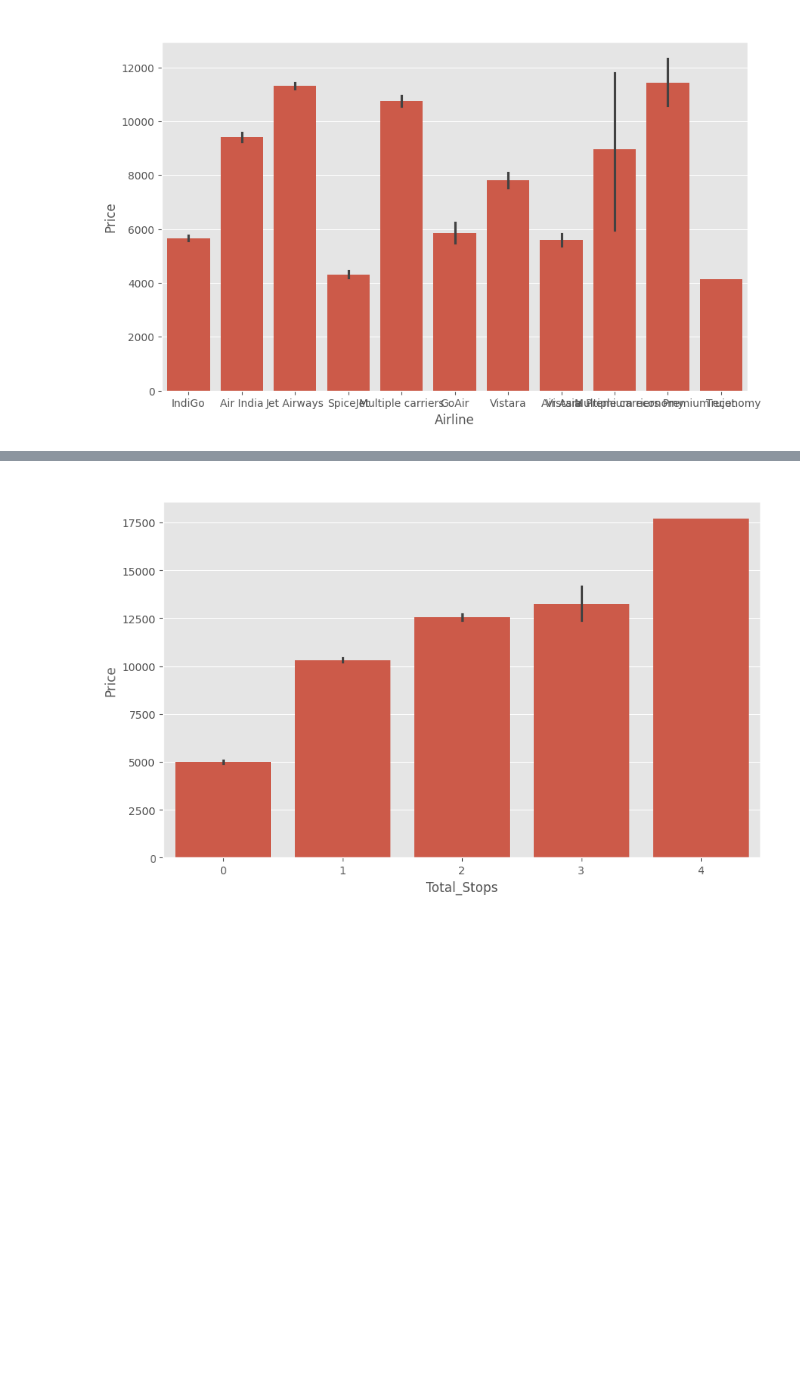
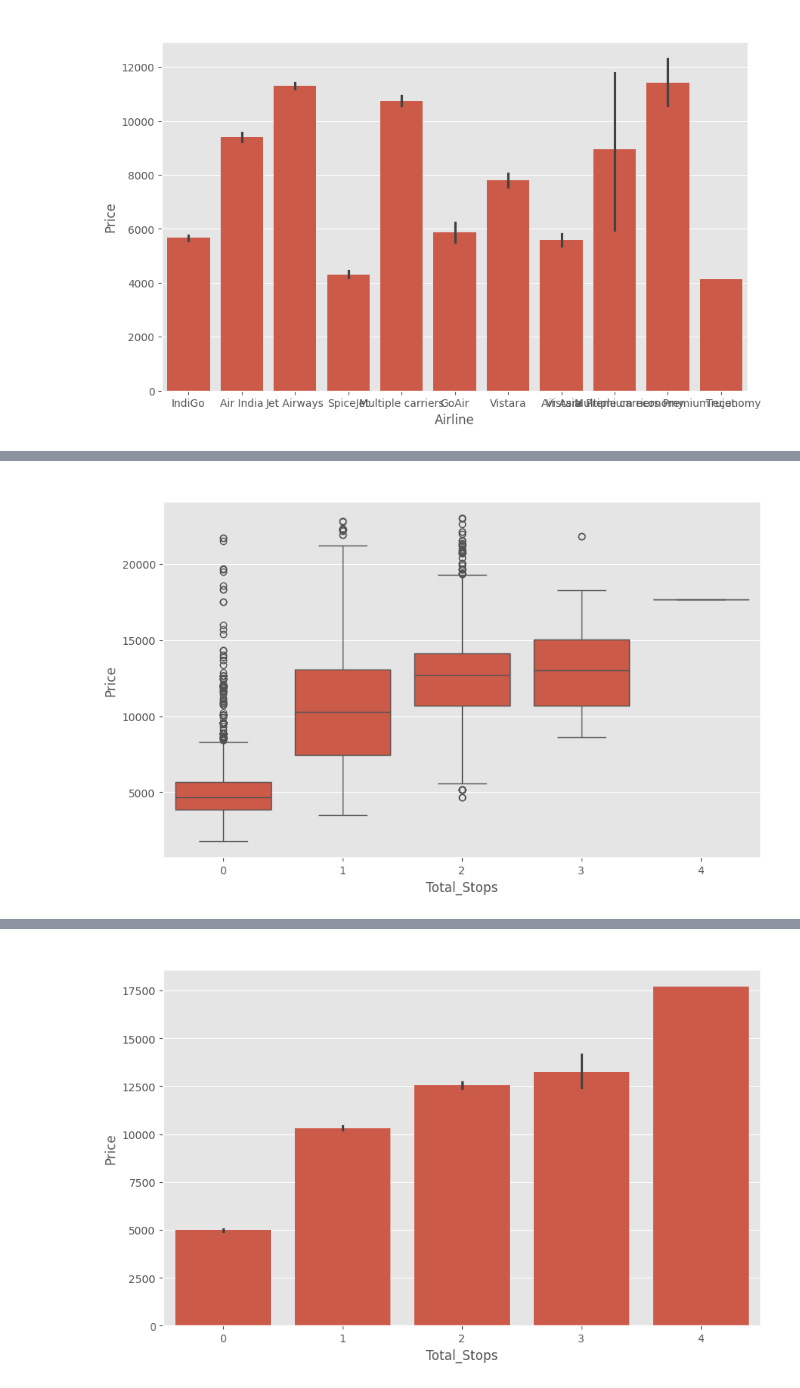
Before and after one commit to Shahroz192/flight_price_prediction, a Jupyter notebook: notebooks/eda.ipynb, the cells around one changed output, grey strips where cells are left out. Saved outputs shown, nothing was run; the diff lists cells and outputs as text; code cells hidden in the pictures; blank space fills up the shorter version.

```diff
--- a/notebooks/eda.ipynb
+++ b/notebooks/eda.ipynb
@@ -129,0 +149,4 @@ plot_barplot(data=flights, x="Airline", y="Price", title="Airline vs Price")
+# %%
+plot_boxplot(data=flights, x="Total_Stops", y="Price", title="Total Stops vs Price")
+# %% [output]
+[figure, added]
```
Also changed, not shown: parts of 9 cells of this notebook, 3 other files.
